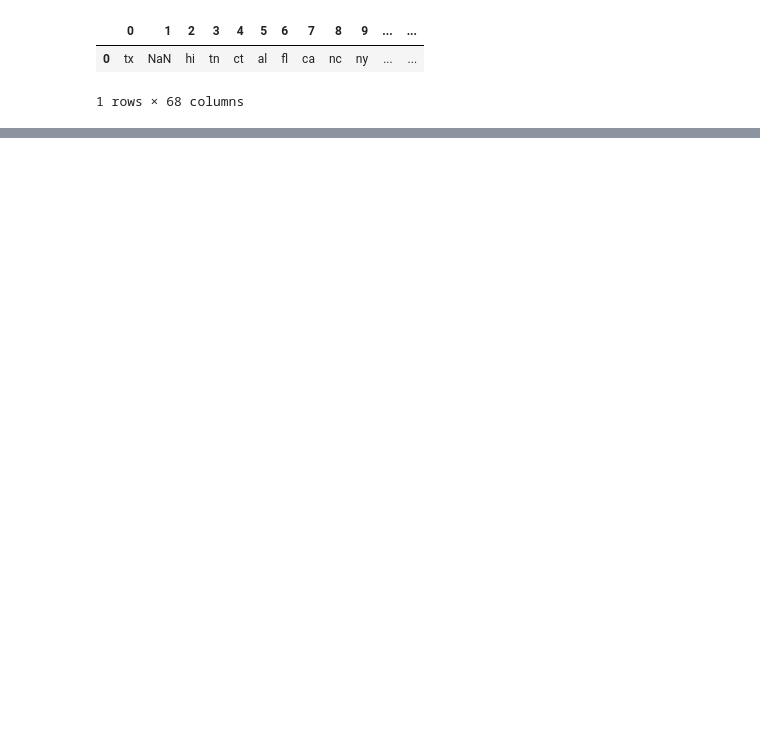
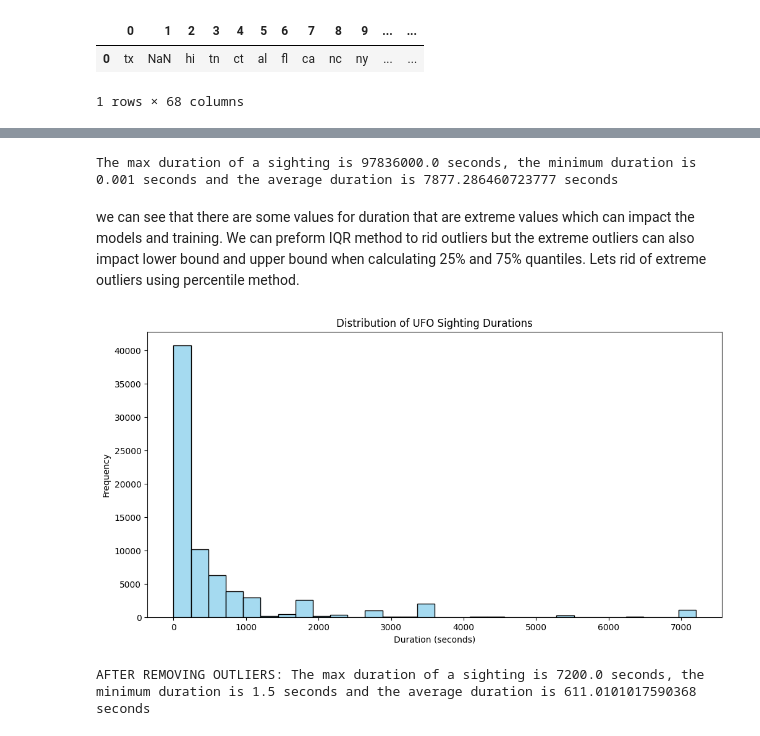
Before and after one commit to shivaallala/Multi-Classification-Prediction-UFO-Shape-Classifier, a Jupyter notebook: main.ipynb, the cells around one changed output, grey strips where cells are left out. Saved outputs shown, nothing was run; the diff lists cells and outputs as text; code cells hidden in the pictures; blank space fills up the shorter version.

Commit message:
Modeling

```diff
--- a/main.ipynb
+++ b/main.ipynb
@@ -279,0 +500,7 @@ canadian_provinces = ['ab', 'on', 'nf', 'bc', 'mb', 'nb', 'ns', 'qc', 'nt', 'yt'
+# %%
+print(f'The max duration of a sighting is {ufo_clean["duration (seconds)"].max()} seconds, the minimum duration is \
+{ufo_clean["duration (seconds)"].min()} seconds and the average duration is {ufo_clean["duration (seconds)"].mean()} seconds')
+# %% [output]
+The max duration of a sighting is 97836000.0 seconds, the minimum duration is 0.001 seconds and the average duration is 7877.286460723777 seconds
+# %% [markdown]
+we can see that there are some values for duration that are extreme values which can impact the models and training. We can preform IQR method to rid outliers but the extreme outliers can also impact lower bound and upper bound when calculating 25% and 75% quantiles. Lets rid of extreme outliers using percentile method.
@@ -279,0 +514,15 @@ canadian_provinces = ['ab', 'on', 'nf', 'bc', 'mb', 'nb', 'ns', 'qc', 'nt', 'yt'
+# %%
+# Plotting histogram
+plt.figure(figsize=(12, 6))
+sns.histplot(ufo_clean['duration (seconds)'], bins=30, kde=False, color='skyblue')
+plt.title('Distribution of UFO Sighting Durations')
+plt.xlabel('Duration (seconds)')
+plt.ylabel('Frequency')
+plt.show()
+# %% [output]
+[figure, added]
+# %%
+print(f'AFTER REMOVING OUTLIERS: The max duration of a sighting is {ufo_clean["duration (seconds)"].max()} seconds, the minimum duration is \
+{ufo_clean["duration (seconds)"].min()} seconds and the average duration is {ufo_clean["duration (seconds)"].mean()} seconds')
+# %% [output]
+AFTER REMOVING OUTLIERS: The max duration of a sighting is 7200.0 seconds, the minimum duration is 1.5 seconds and the average duration is 611.0101017590368 seconds
```
Also changed, not shown: parts of 79 cells of this notebook.
